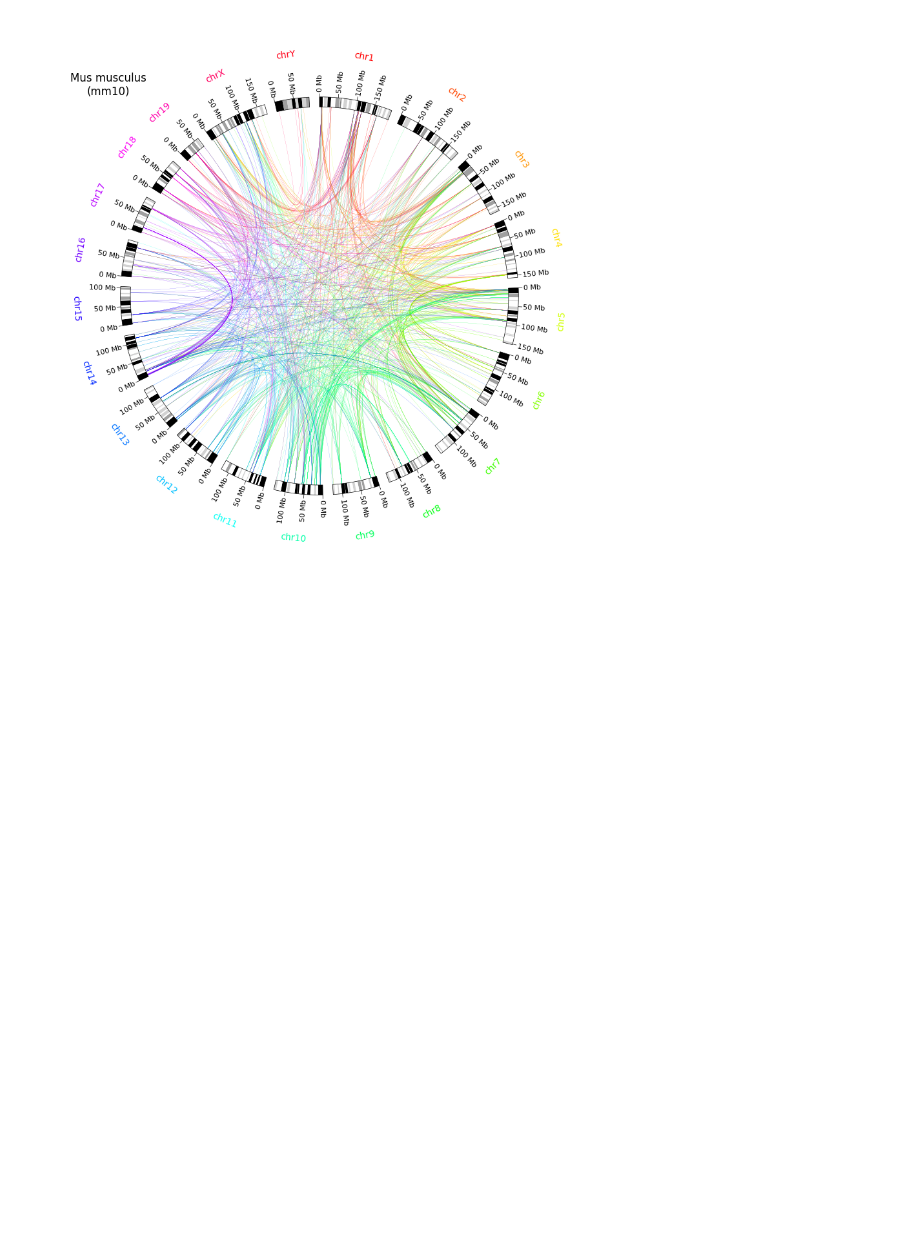
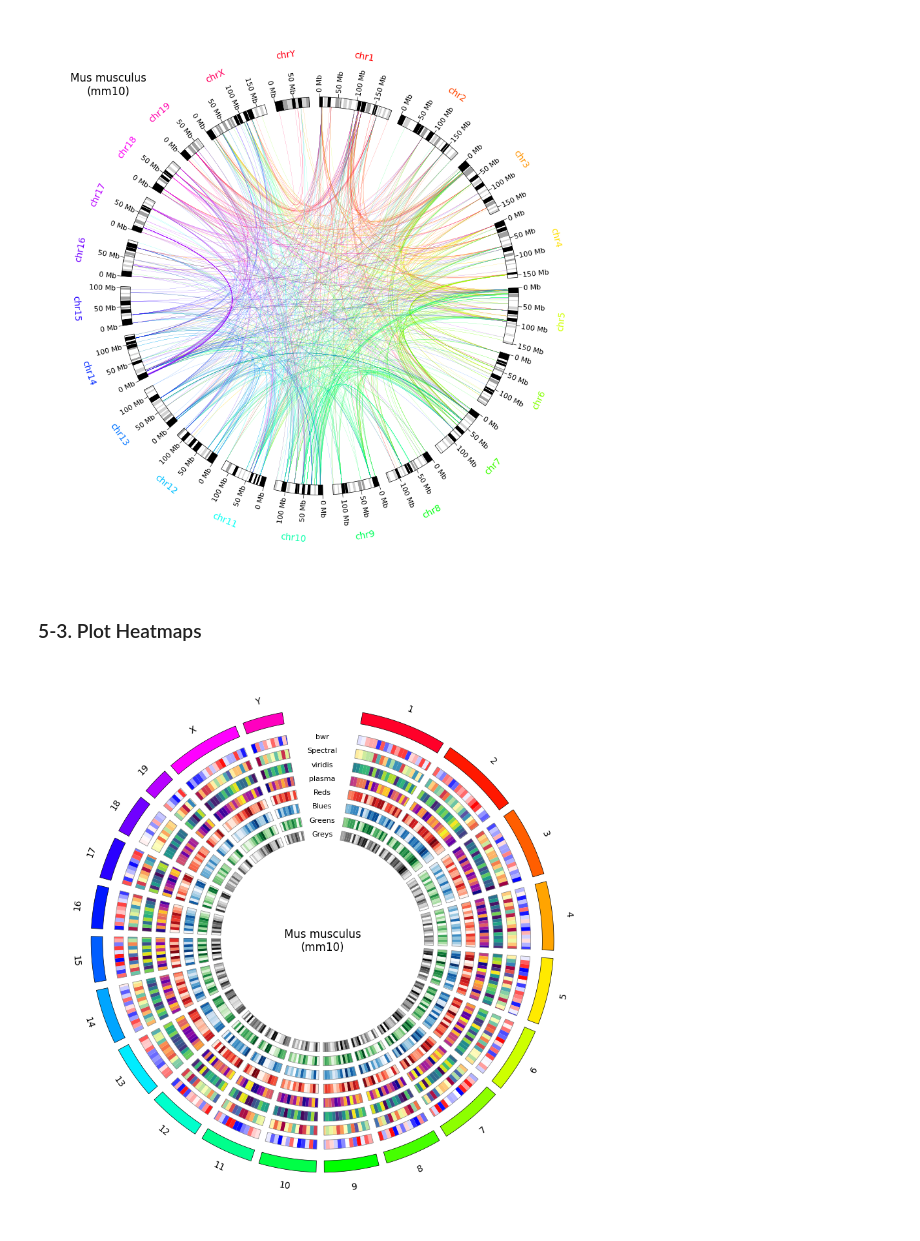
Before and after one commit to moshi4/pyCirclize, a Jupyter notebook: docs/circos_plot.ipynb, the cells around one changed output. Drawn from its saved outputs; the diff is of its cells as text; code cells hidden in the pictures; blank space fills up the shorter version.

```diff
--- a/docs/circos_plot.ipynb
+++ b/docs/circos_plot.ipynb
@@ -365,3 +418,46 @@ for link in chr_links:
 fig = circos.plotfig()
 # %% [output]
 [figure]
+# %% [markdown]
+### 5-3. Plot Heatmaps
+# %%
+from pycirclize import Circos
+from pycirclize.utils import ColorCycler, load_eukaryote_example_dataset
+import numpy as np
+np.random.seed(0)
+
+# Load mm10 dataset (https://github.com/moshi4/pycirclize-data/tree/main/eukaryote/mm10)
+chr_bed_file = load_eukaryote_example_dataset("mm10")[0]
+
+# Initialize Circos from BED chromosomes
+circos = Circos.initialize_from_bed(chr_bed_file, space=2, start=10, end=350, endspace=False)
+circos.text("Mus musculus\n(mm10)", size=12)
+
+heatmap_cmaps = ["bwr", "Spectral", "viridis", "plasma", "Reds", "Blues", "Greens", "Greys"]
+ColorCycler.set_cmap("gist_rainbow")
+colors = ColorCycler.get_color_list(len(circos.sectors))
+for sector, color in zip(circos.sectors, colors):
+    sector.text(sector.name.replace("chr", ""), size=10)
+    # Plot chromosome outer track
+    chr_track = sector.add_track((95, 100))
+    chr_track.axis(fc=color)
+    # Create random test data for heatmap plot
+    window_size = 10_000_000
+    data_num = int(sector.size // window_size) + 1
+    vmin, vmax = 0, 100
+    data = np.random.randint(vmin, vmax, data_num)
+    # Plot heatmap tracks with various cmap
+    track_r_size, r_interval, r_start = 4, 2, 90
+    for idx, cmap in enumerate(heatmap_cmaps):
+        r_pos = r_start - (track_r_size + r_interval) * idx
+        track_r_lim = (r_pos - track_r_size, r_pos)
+        track = sector.add_track(track_r_lim)
+        track.axis(ec="grey")
+        track.heatmap(data, width=window_size, vmin=vmin, vmax=vmax, cmap=cmap)
+        # Plot colormap name on center
+        if sector.name == circos.sectors[0].name:
+            circos.text(cmap, r=track.r_center, size=8)
+
+fig = circos.plotfig()
+# %% [output]
+[figure, added]
```
Also changed, not shown: parts of 5 cells of this notebook, 3 other files.
